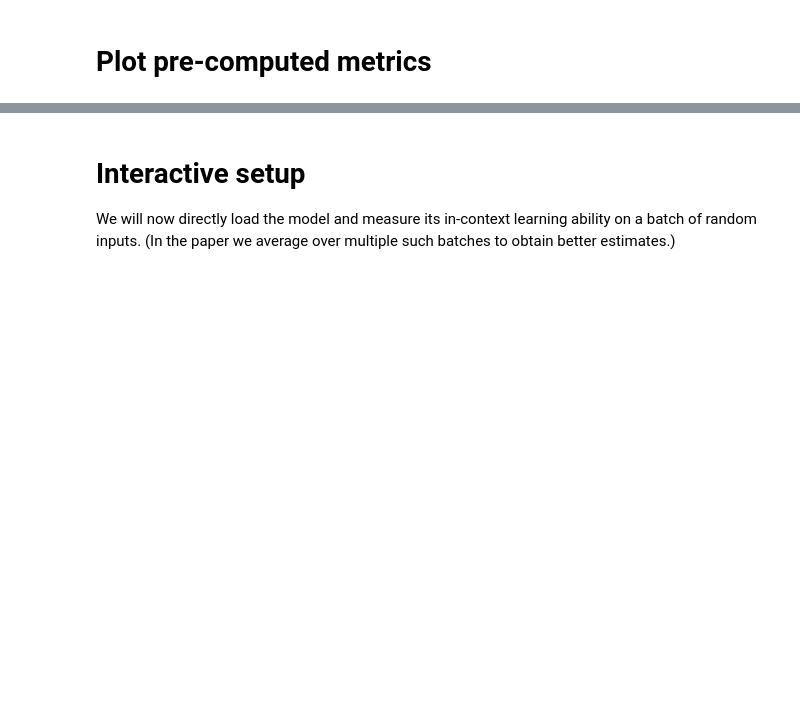
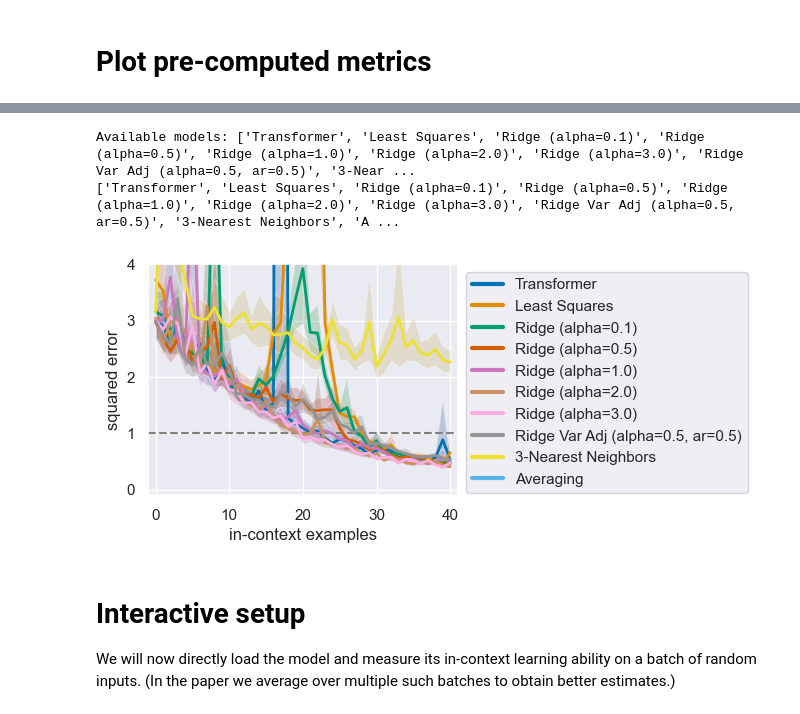
Before and after one commit to HariDaCoder/in-context-learning, a Jupyter notebook: src/eval.ipynb, the cells around one changed output, grey strips where cells are left out. Saved outputs shown, nothing was run; the diff lists cells and outputs as text; code cells hidden in the pictures; blank space fills up the shorter version.

```diff
--- a/src/eval.ipynb
+++ b/src/eval.ipynb
@@ -94,3 +94,13 @@ case5_transfer_tradeoff_1_1 case5_transfer_tradeoff_1_1
+# %%
+eval_key = "standard"
+models_to_plot = list(metrics[eval_key].keys())
+print(f"Available models: {models_to_plot}")
+basic_plot(metrics[eval_key], models=models_to_plot)
+plt.show()
+# %% [output]
+Available models: ['Transformer', 'Least Squares', 'Ridge (alpha=0.1)', 'Ridge (alpha=0.5)', 'Ridge (alpha=1.0)', 'Ridge (alpha=2.0)', 'Ridge (alpha=3.0)', 'Ridge Var Adj (alpha=0.5, ar=0.5)', '3-Near ...
+['Transformer', 'Least Squares', 'Ridge (alpha=0.1)', 'Ridge (alpha=0.5)', 'Ridge (alpha=1.0)', 'Ridge (alpha=2.0)', 'Ridge (alpha=3.0)', 'Ridge Var Adj (alpha=0.5, ar=0.5)', '3-Nearest Neighbors', 'A ...
+[figure, added]
 # %%
 # plot any OOD metrics
 for name, metric in metrics.items():
```
Also changed, not shown: parts of 4 cells of this notebook.
